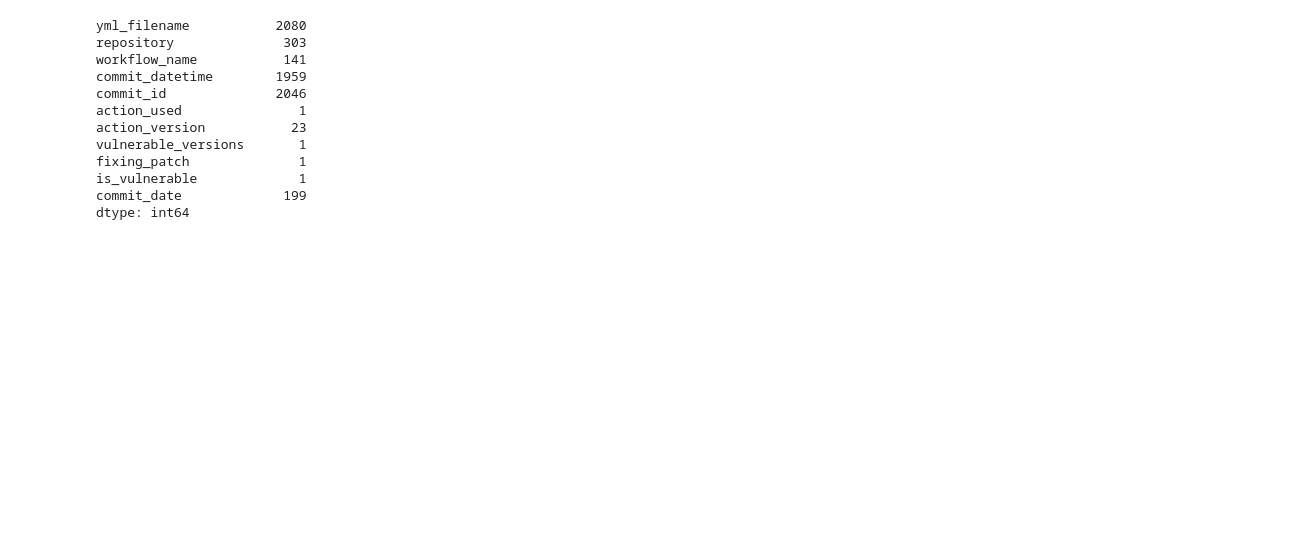
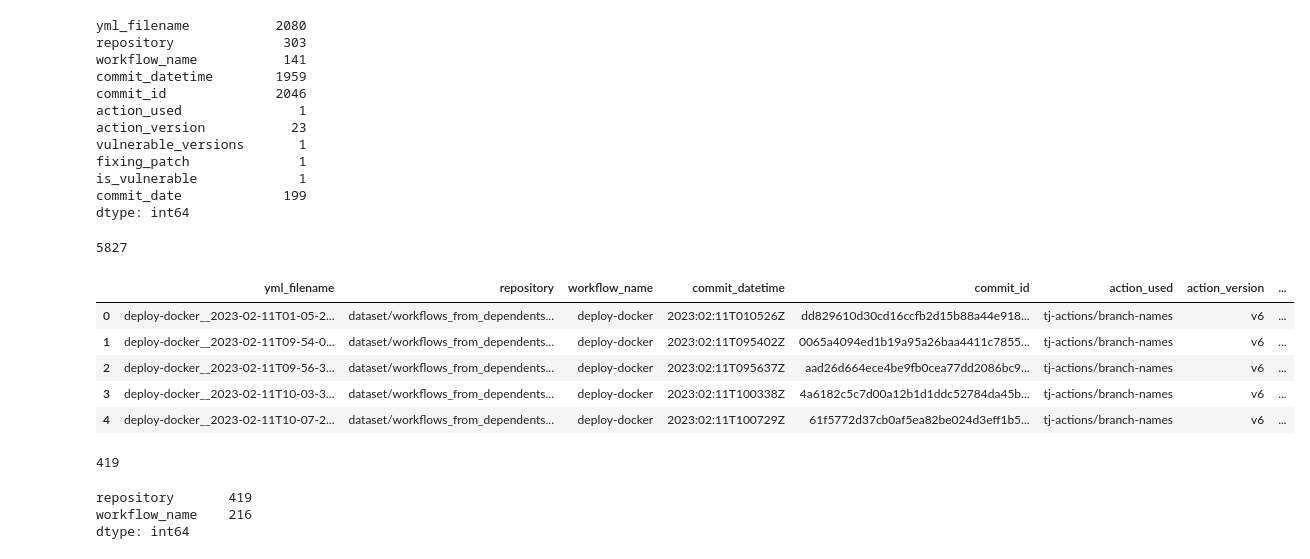
Before and after one commit to Vaibhav150123045/pipeline-level-analysis-main, a Jupyter notebook: analysis.ipynb, the cells around one changed output. Saved outputs shown, nothing was run; the diff lists cells and outputs as text; code cells hidden in the pictures; blank space fills up the shorter version.

```diff
--- a/analysis.ipynb
+++ b/analysis.ipynb
@@ -792,0 +797,23 @@ df_with_open_vulenrabilities.to_csv("tj-actions-branch-names-usage-with-vuln-ana
+# %%
+len(df_with_open_vulenrabilities)
+# %% [output]
+5827
+# %%
+df_with_open_vulenrabilities.head()
+# %% [output]
+|  | yml_filename | repository | workflow_name | commit_datetime | commit_id | action_used | action_version | ... |
+| 0 | deploy-docker__2023-02-11T01-05-2... | dataset/workflows_from_dependents... | deploy-docker | 2023:02:11T010526Z | dd829610d30cd16ccfb2d15b88a44e918... | tj-actions/branch-names | v6 | ... |
+| 1 | deploy-docker__2023-02-11T09-54-0... | dataset/workflows_from_dependents... | deploy-docker | 2023:02:11T095402Z | 0065a4094ed1b19a95a26baa4411c7855... | tj-actions/branch-names | v6 | ... |
+| 2 | deploy-docker__2023-02-11T09-56-3... | dataset/workflows_from_dependents... | deploy-docker | 2023:02:11T095637Z | aad26d664ece4be9fb0cea77dd2086bc9... | tj-actions/branch-names | v6 | ... |
+| 3 | deploy-docker__2023-02-11T10-03-3... | dataset/workflows_from_dependents... | deploy-docker | 2023:02:11T100338Z | 4a6182c5c7d00a12b1d1ddc52784da45b... | tj-actions/branch-names | v6 | ... |
+| 4 | deploy-docker__2023-02-11T10-07-2... | dataset/workflows_from_dependents... | deploy-docker | 2023:02:11T100729Z | 61f5772d37cb0af5ea82be024d3eff1b5... | tj-actions/branch-names | v6 | ... |
+# %%
+df_with_open_vulenrabilities['repository'].nunique()
+# %% [output]
+419
+# %%
+df_with_open_vulenrabilities[['repository', 'workflow_name']].nunique()
+# %% [output]
+repository       419
+workflow_name    216
+dtype: int64
```
Also changed, not shown: parts of 12 cells of this notebook.
